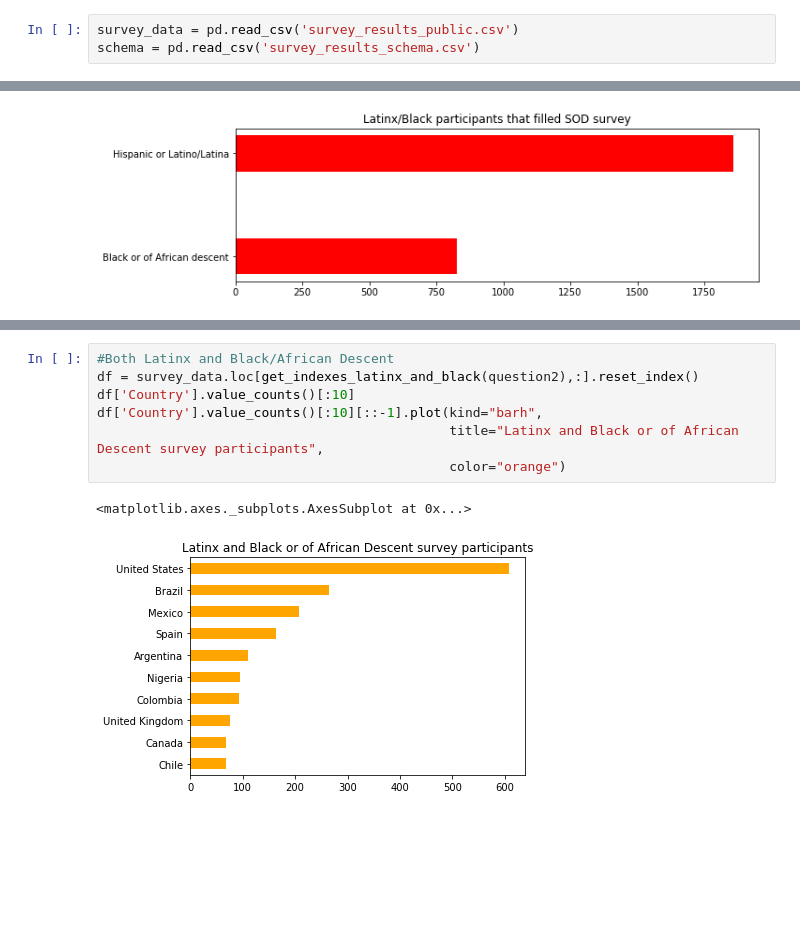
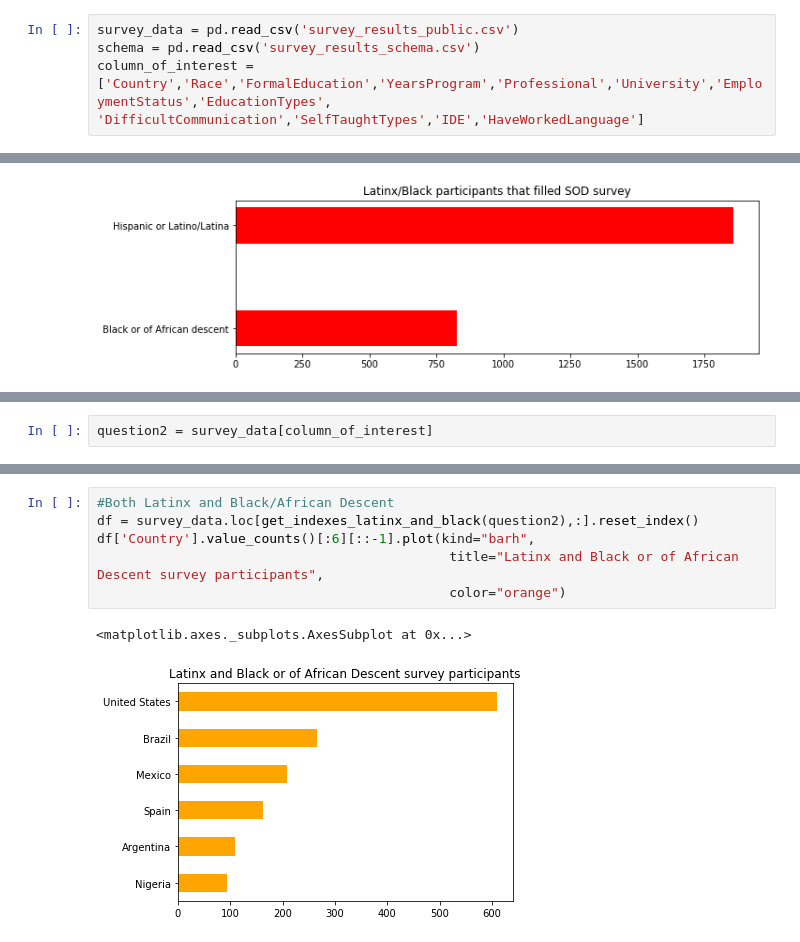
Before and after one commit to darrylbalderas/stack-overflow, a Jupyter notebook: survey-analysis.ipynb, the cells around one changed output, grey strips where cells are left out. Drawn from its saved outputs; the diff is of its cells as text; blank space fills up the shorter version.

Commit message:
Exploratory analysis to find out new questions
Signed-off-by: darrylbalderas <drrylbalderas@gmail.com>

```diff
--- a/survey-analysis.ipynb
+++ b/survey-analysis.ipynb
@@ -50,5 +48,7 @@ from collections import defaultdict
 # %%
 survey_data = pd.read_csv('survey_results_public.csv')
 schema = pd.read_csv('survey_results_schema.csv')
+column_of_interest = ['Country','Race','FormalEducation','YearsProgram','Professional','University','EmploymentStatus','EducationTypes',
+'DifficultCommunication','SelfTaughtTypes','IDE','HaveWorkedLanguage']
 # %%
 def clean_multi_answers(df, index_name, column_name):
@@ -135,3 +110,5 @@ question2 = survey_data[['Country',
+# %%
+question2 = survey_data[column_of_interest]
 # %%
 def get_indexes_latinx_and_black(df):
     indexes = []
@@ -168,10 +174,9 @@ def get_indexes_black(df):
 # %%
 #Both Latinx and Black/African Descent
 df = survey_data.loc[get_indexes_latinx_and_black(question2),:].reset_index()
-df['Country'].value_counts()[:10]
-df['Country'].value_counts()[:10][::-1].plot(kind="barh",
+df['Country'].value_counts()[:6][::-1].plot(kind="barh",
                                              title="Latinx and Black or of African Descent survey participants",
                                              color="orange")
 # %% [output]
 <matplotlib.axes._subplots.AxesSubplot at 0x...>
-[figure, old version]
+[figure, new version]
```
Also changed, not shown: parts of 35 cells of this notebook.
